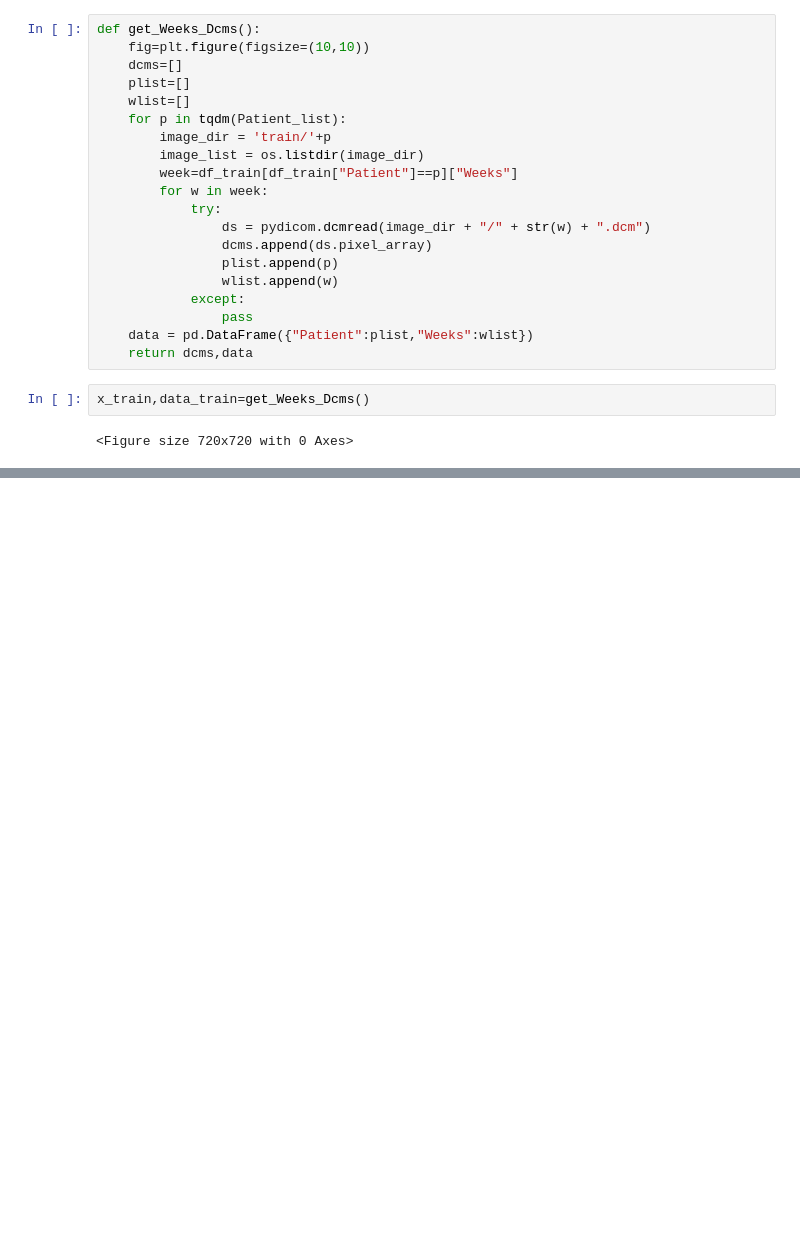
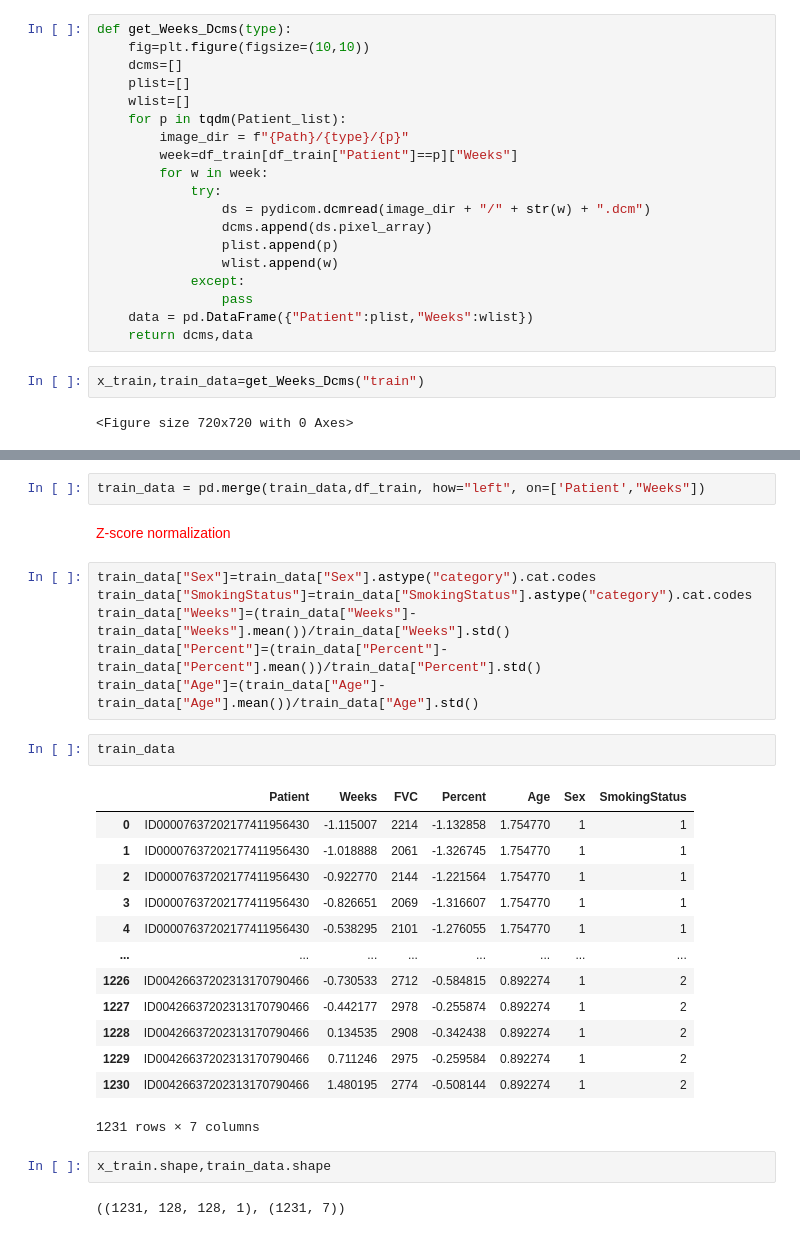
Before and after one commit to TUHaoMax/CV, a Jupyter notebook: OSIC.ipynb, the cells around one changed output, grey strips where cells are left out. Saved outputs shown, nothing was run; the diff lists cells and outputs as text; blank space fills up the shorter version.

```diff
--- a/OSIC.ipynb
+++ b/OSIC.ipynb
@@ -126,12 +137,11 @@ df_test["Weeks"]=(df_test["Weeks"]-df_test["Weeks"].mean())/df_test["Weeks"].std
 # %%
-def get_Weeks_Dcms():
+def get_Weeks_Dcms(type):
     fig=plt.figure(figsize=(10,10))
     dcms=[]
     plist=[]
     wlist=[]
     for p in tqdm(Patient_list):
-        image_dir = 'train/'+p
-        image_list = os.listdir(image_dir)
+        image_dir = f"{Path}/{type}/{p}"
         week=df_train[df_train["Patient"]==p]["Weeks"]
         for w in week:
             try:
@@ -144,6 +154,6 @@ def get_Weeks_Dcms():
     data = pd.DataFrame({"Patient":plist,"Weeks":wlist})
     return dcms,data
 # %%
-x_train,data_train=get_Weeks_Dcms()
+x_train,train_data=get_Weeks_Dcms("train")
 # %% [output]
 <Figure size 720x720 with 0 Axes>
@@ -149,0 +171,30 @@ x_train,data_train=get_Weeks_Dcms()
+# %%
+train_data = pd.merge(train_data,df_train, how="left", on=['Patient',"Weeks"])
+# %% [markdown]
+<font color=red> Z-score normalization </font>
+# %%
+train_data["Sex"]=train_data["Sex"].astype("category").cat.codes
+train_data["SmokingStatus"]=train_data["SmokingStatus"].astype("category").cat.codes
+train_data["Weeks"]=(train_data["Weeks"]-train_data["Weeks"].mean())/train_data["Weeks"].std()
+train_data["Percent"]=(train_data["Percent"]-train_data["Percent"].mean())/train_data["Percent"].std()
+train_data["Age"]=(train_data["Age"]-train_data["Age"].mean())/train_data["Age"].std()
+# %%
+train_data
+# %% [output]
+|  | Patient | Weeks | FVC | Percent | Age | Sex | SmokingStatus |
+| 0 | ID00007637202177411956430 | -1.115007 | 2214 | -1.132858 | 1.754770 | 1 | 1 |
+| 1 | ID00007637202177411956430 | -1.018888 | 2061 | -1.326745 | 1.754770 | 1 | 1 |
+| 2 | ID00007637202177411956430 | -0.922770 | 2144 | -1.221564 | 1.754770 | 1 | 1 |
+| 3 | ID00007637202177411956430 | -0.826651 | 2069 | -1.316607 | 1.754770 | 1 | 1 |
+| 4 | ID00007637202177411956430 | -0.538295 | 2101 | -1.276055 | 1.754770 | 1 | 1 |
+| ... | ... | ... | ... | ... | ... | ... | ... |
+| 1226 | ID00426637202313170790466 | -0.730533 | 2712 | -0.584815 | 0.892274 | 1 | 2 |
+| 1227 | ID00426637202313170790466 | -0.442177 | 2978 | -0.255874 | 0.892274 | 1 | 2 |
+| 1228 | ID00426637202313170790466 | 0.134535 | 2908 | -0.342438 | 0.892274 | 1 | 2 |
+| 1229 | ID00426637202313170790466 | 0.711246 | 2975 | -0.259584 | 0.892274 | 1 | 2 |
+| 1230 | ID00426637202313170790466 | 1.480195 | 2774 | -0.508144 | 0.892274 | 1 | 2 |
+1231 rows × 7 columns
+# %%
+x_train.shape,train_data.shape
+# %% [output]
+((1231, 128, 128, 1), (1231, 7))
```
Also changed, not shown: parts of 15 cells of this notebook, 5 other files.
